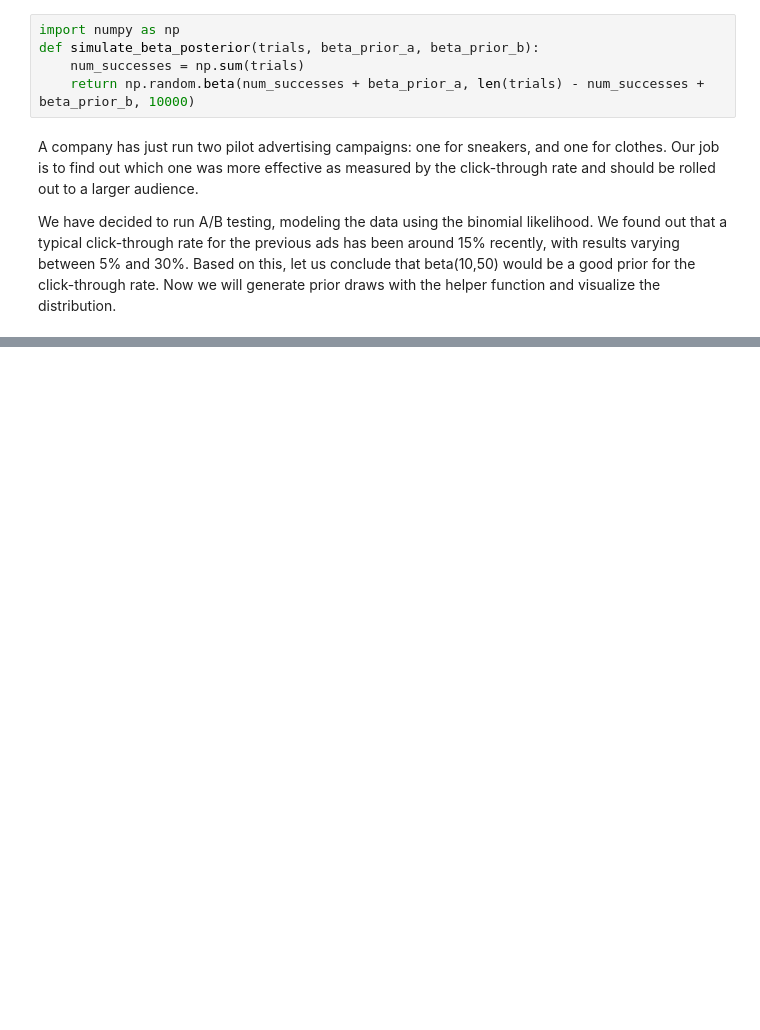
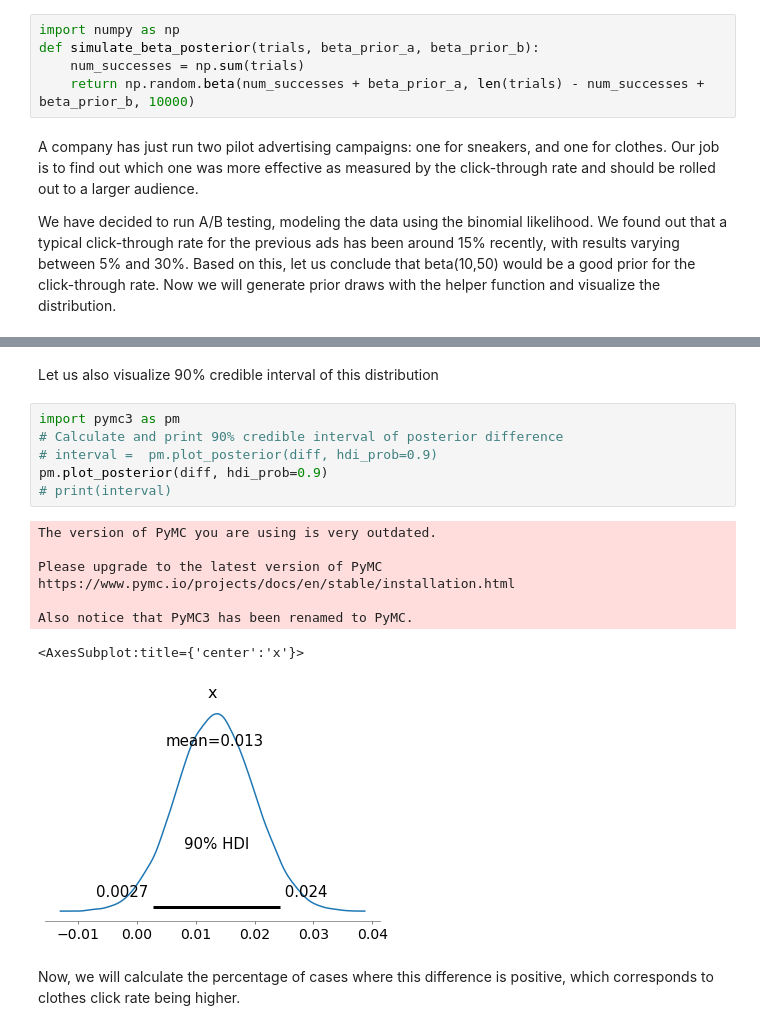
Before and after one commit to syednayeemridwan/data-science-projects, a Jupyter notebook: AB Testing for potential profitable products/ab-test.ipynb, the cells around one changed output, grey strips where cells are left out. Saved outputs shown, nothing was run; the diff lists cells and outputs as text; blank space fills up the shorter version.

```diff
--- a/AB Testing for potential profitable products/ab-test.ipynb
+++ b/AB Testing for potential profitable products/ab-test.ipynb
@@ -44,0 +83,18 @@ We will now sort out the two products into different dataframes
+# %% [markdown]
+Let us also visualize 90% credible interval of this distribution
+# %%
+import pymc3 as pm
+# Calculate and print 90% credible interval of posterior difference
+# interval =  pm.plot_posterior(diff, hdi_prob=0.9)
+pm.plot_posterior(diff, hdi_prob=0.9)
+# print(interval)
+# %% [output]
+The version of PyMC you are using is very outdated.
+
+Please upgrade to the latest version of PyMC https://www.pymc.io/projects/docs/en/stable/installation.html
+
+Also notice that PyMC3 has been renamed to PyMC.
+<AxesSubplot:title={'center':'x'}>
+[figure, added]
+# %% [markdown]
+Now, we will calculate the percentage of cases where this difference is positive, which corresponds to clothes click rate being higher.
```
Also changed, not shown: parts of 13 cells of this notebook.
